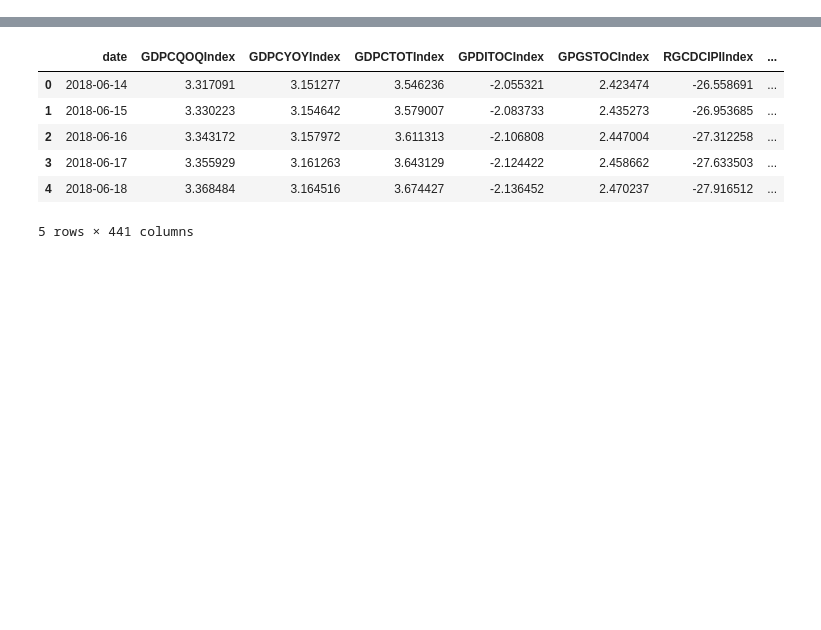
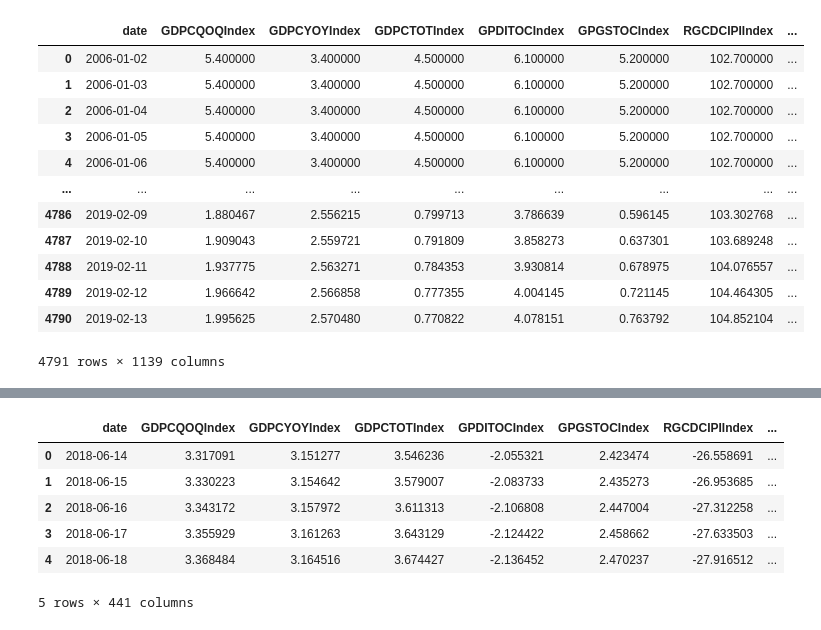
Before and after one commit to mokpolar/KRX_semiconductor_index_prediction, a Jupyter notebook: googleautomldatamaking.ipynb, the cells around one changed output, grey strips where cells are left out. Cells and saved outputs as stored; diff of their text form; code cells hidden in the pictures; blank space fills up the shorter version.

```diff
--- a/googleautomldatamaking.ipynb
+++ b/googleautomldatamaking.ipynb
@@ -1,7 +1,23 @@
 # %%
 import pandas as pd
 # %%
-a = pd.read_csv('automl_5_200227.csv')
+a = pd.read_csv('new_automl_260_0318.csv', index_col = 0)
 # %%
 a['date'] = pd.to_datetime(a['date'], format='%Y-%m-%d', errors='ignore')
+# %%
+a
+# %% [output]
+|  | date | GDPCQOQIndex | GDPCYOYIndex | GDPCTOTIndex | GPDITOCIndex | GPGSTOCIndex | RGCDCIPIIndex | ... |
+| 0 | 2006-01-02 | 5.400000 | 3.400000 | 4.500000 | 6.100000 | 5.200000 | 102.700000 | ... |
+| 1 | 2006-01-03 | 5.400000 | 3.400000 | 4.500000 | 6.100000 | 5.200000 | 102.700000 | ... |
+| 2 | 2006-01-04 | 5.400000 | 3.400000 | 4.500000 | 6.100000 | 5.200000 | 102.700000 | ... |
+| 3 | 2006-01-05 | 5.400000 | 3.400000 | 4.500000 | 6.100000 | 5.200000 | 102.700000 | ... |
+| 4 | 2006-01-06 | 5.400000 | 3.400000 | 4.500000 | 6.100000 | 5.200000 | 102.700000 | ... |
+| ... | ... | ... | ... | ... | ... | ... | ... | ... |
+| 4786 | 2019-02-09 | 1.880467 | 2.556215 | 0.799713 | 3.786639 | 0.596145 | 103.302768 | ... |
+| 4787 | 2019-02-10 | 1.909043 | 2.559721 | 0.791809 | 3.858273 | 0.637301 | 103.689248 | ... |
+| 4788 | 2019-02-11 | 1.937775 | 2.563271 | 0.784353 | 3.930814 | 0.678975 | 104.076557 | ... |
+| 4789 | 2019-02-12 | 1.966642 | 2.566858 | 0.777355 | 4.004145 | 0.721145 | 104.464305 | ... |
+| 4790 | 2019-02-13 | 1.995625 | 2.570480 | 0.770822 | 4.078151 | 0.763792 | 104.852104 | ... |
+4791 rows × 1139 columns
 # %%
```
Also changed, not shown: parts of 5 cells of this notebook, 22 other files.
